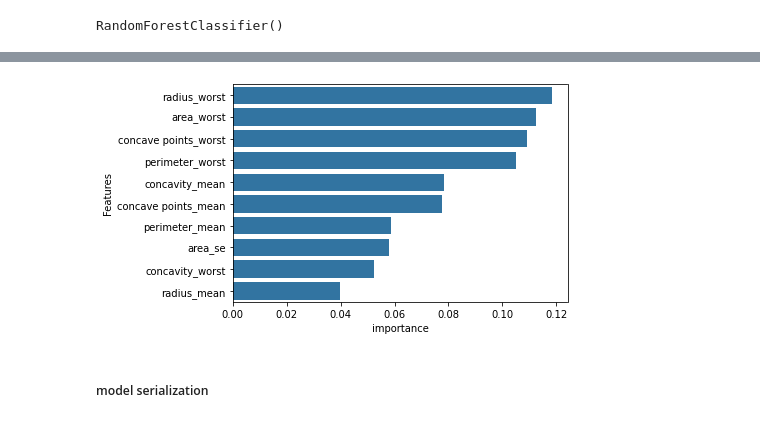
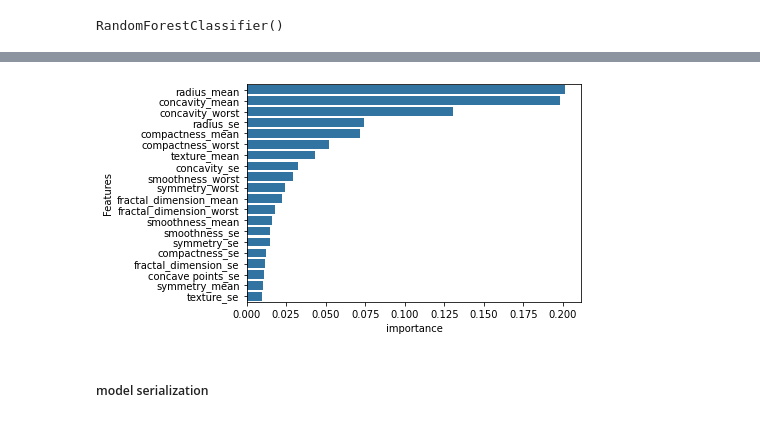
Before and after one commit to skevin-dev/Causal_inference-, a Jupyter notebook: notebooks/feature_scaling&modelling .ipynb, the cells around one changed output, grey strips where cells are left out. Cells and saved outputs as stored; diff of their text form; code cells hidden in the pictures.

```diff
--- a/notebooks/feature_scaling&modelling .ipynb
+++ b/notebooks/feature_scaling&modelling .ipynb
@@ -52,5 +99,5 @@ df.head()
 # %% [markdown]
 ##### split target variable and independent variables
 # %%
-X = df.iloc[:,2:]
-y = df[['diagnosis']]
+X = df_new.iloc[:,2:]
+y = df_new[['diagnosis']]
@@ -57,7 +106,11 @@ y = df[['diagnosis']]
+# %%
+scaler = MinMaxScaler()
+scaler.fit(X)
+Xs = scaler.transform(X)
 # %% [markdown]
 ###### train and test splitting
 # %%
-X_train,X_test,y_train,y_test = train_test_split(X,y,test_size=0.2,random_state=42)
+X_train,X_test,y_train,y_test = train_test_split(Xs,y,test_size=0.2,random_state=42)
 # %%
 print(f'X-train shape is{X_train.shape}')
 print(f'X-test shape is{X_test.shape}')
@@ -100,7 +153,7 @@ with mlflow.start_run():
 ###### feature importance
 # %%
 rf = RandomForestClassifier()
-rf.fit(X,y)
+rf.fit(X_train,y_train)
 # %% [output]
 RandomForestClassifier()
 # %%
@@ -124,7 +177,7 @@ df_.head(10)
 # %%
-sns.barplot(x="importance", y="Features", data=df_.head(10),color=sns.color_palette()[0]);
+sns.barplot(x="importance", y="Features", data=df_,color=sns.color_palette()[0]);
 # %% [output]
-[figure, old version]
+[figure, new version]
 # %% [markdown]
 ##### model serialization
 # %%
```
Also changed, not shown: parts of 10 cells of this notebook, 46 other files.
